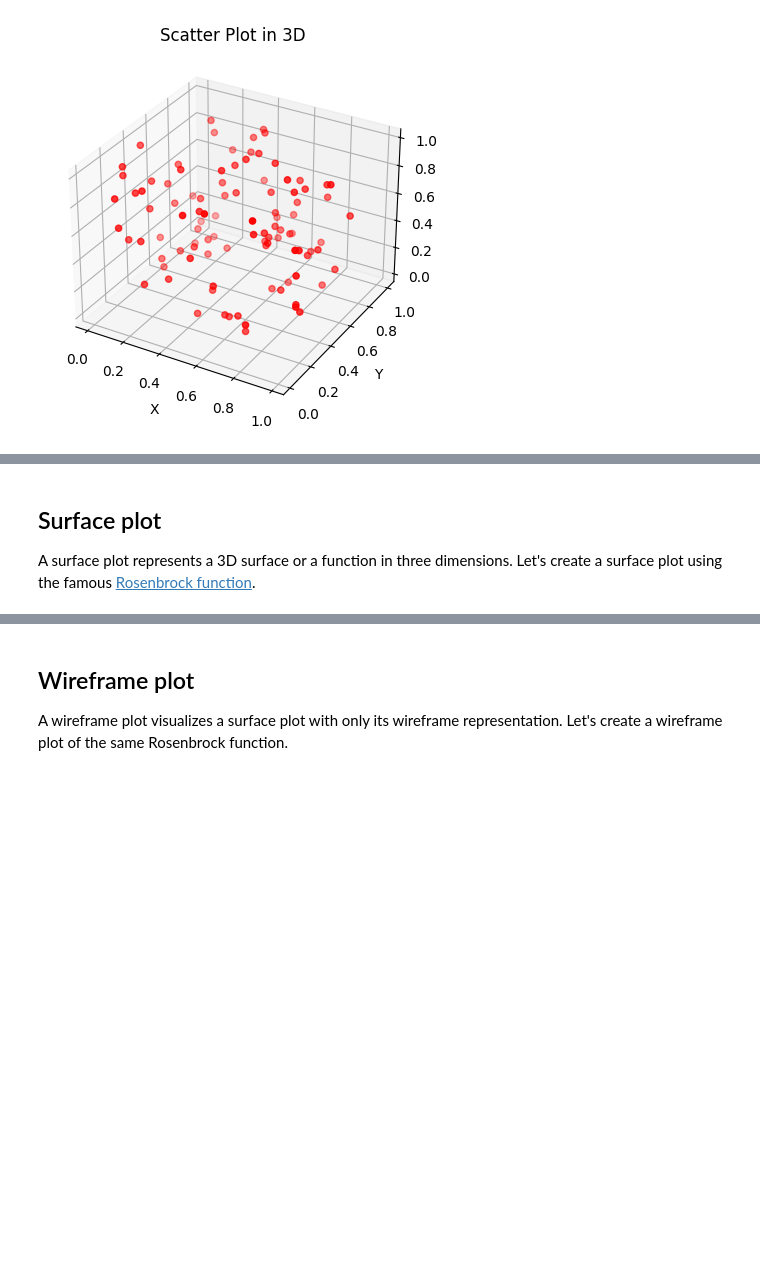
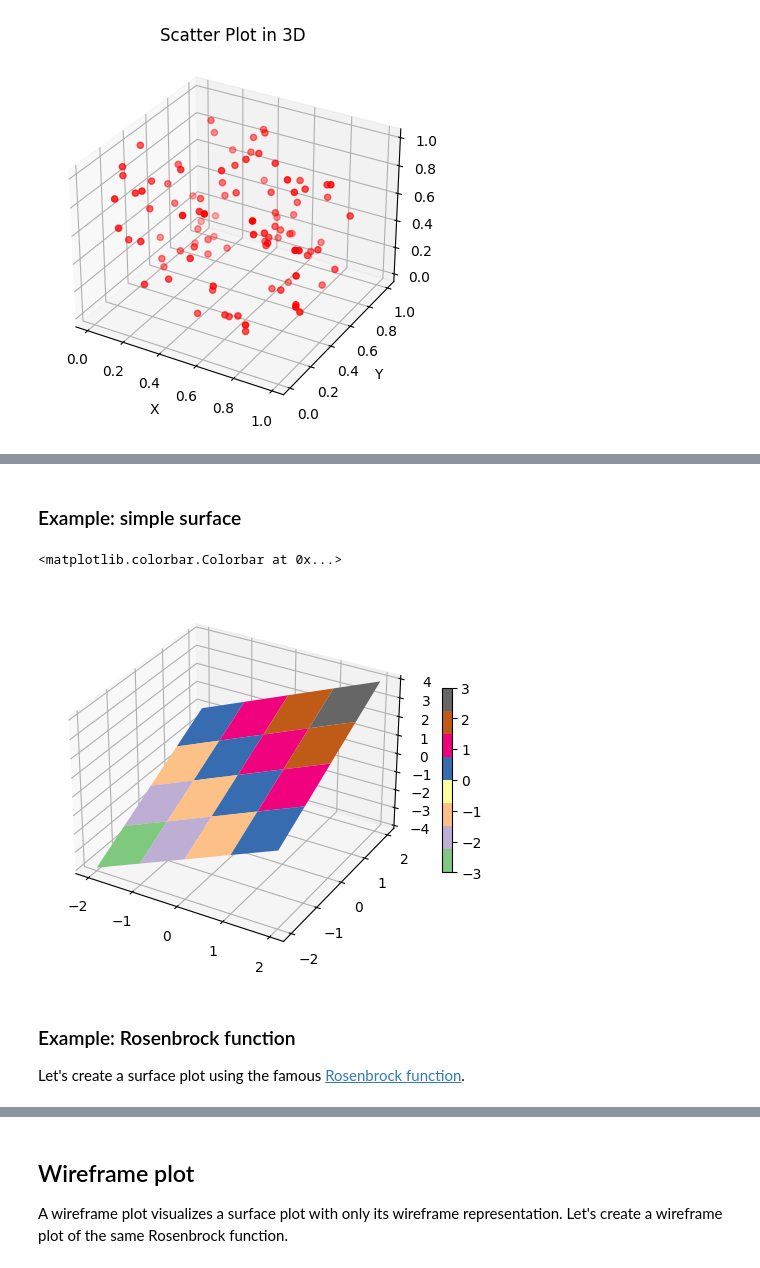
Before and after one commit to ProgressBG-Python-Course/JupyterNotebooksExamples, a Jupyter notebook: Notebooks/matplotlib_pandas_seaborn/marplotlib_3D_plots.ipynb, the cells around one changed output, grey strips where cells are left out. Saved outputs shown, nothing was run; the diff lists cells and outputs as text; code cells hidden in the pictures; blank space fills up the shorter version.

```diff
--- a/Notebooks/matplotlib_pandas_seaborn/marplotlib_3D_plots.ipynb
+++ b/Notebooks/matplotlib_pandas_seaborn/marplotlib_3D_plots.ipynb
@@ -69,7 +80,25 @@ plt.show()
+# %% [markdown]
+### Example: simple surface
+# %%
+x = np.linspace(-2,2,5)
+y = np.linspace(-2,2,5)
+xx,yy = np.meshgrid(x,y)
+
+zz = xx+yy
+
+fig = plt.figure()
+ax = fig.add_subplot(111, projection='3d')
+
+surface = ax.plot_surface(xx,yy,zz, cmap="Accent")
+
+# Add a color bar which maps values to colors.
+fig.colorbar(surface, shrink=0.5)
+# %% [output]
+<matplotlib.colorbar.Colorbar at 0x...>
+[figure, added]
 # %% [markdown]
-## Surface plot
-
-A surface plot represents a 3D surface or a function in three dimensions. Let's create a surface plot using the famous [Rosenbrock function](https://en.wikipedia.org/wiki/Rosenbrock_function).
+### Example: Rosenbrock function
+Let's create a surface plot using the famous [Rosenbrock function](https://en.wikipedia.org/wiki/Rosenbrock_function).
 # %%
 fig = plt.figure()
 ax = fig.add_subplot(111, projection='3d')
```
Also changed, not shown: parts of 9 cells of this notebook, 2 other files.
